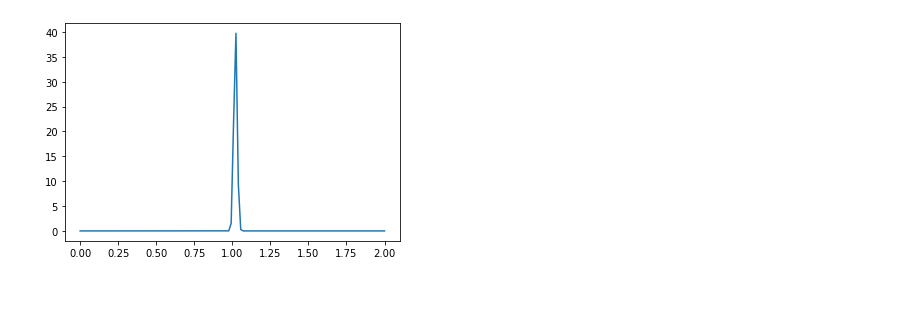
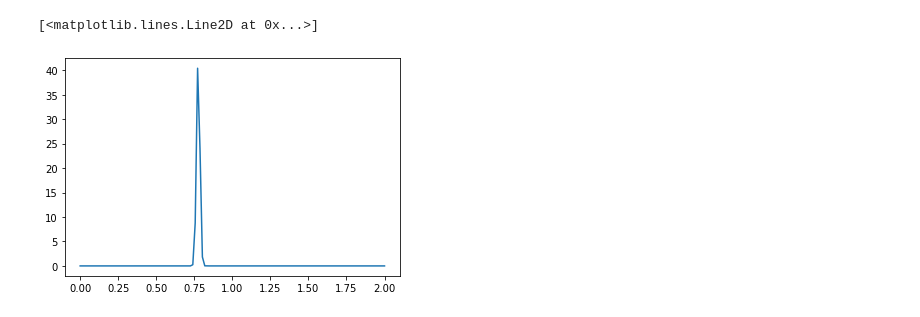
Before and after one commit to DifferentiableUniverseInitiative/flowpm, a Jupyter notebook: notebooks/Denise_lightcone.ipynb, the cells around one changed output. Saved outputs shown, nothing was run; the diff lists cells and outputs as text; code cells hidden in the pictures.

```diff
--- a/notebooks/Denise_lightcone.ipynb
+++ b/notebooks/Denise_lightcone.ipynb
@@ -305,7 +330,7 @@ import jax_cosmo as jc
 # %%
 z = linspace(0,2)
 pz = zeros_like(z)
-pz[25] =1
+pz[19] =1
 nzs_s=jc.redshift.kde_nz(z, pz,bw=0.011)
 # let's draw the nz on a new array of redshifts
 zsamp = np.linspace(0,2,128)
@@ -315,4 +340,5 @@ plot(zsamp, nzs_s(zsamp))
+[<matplotlib.lines.Line2D at 0x...>]
-[figure, old version]
+[figure, new version]
 # %%
 nzs = [nzs_s]
 # %%
```
Also changed, not shown: parts of 29 cells of this notebook.
